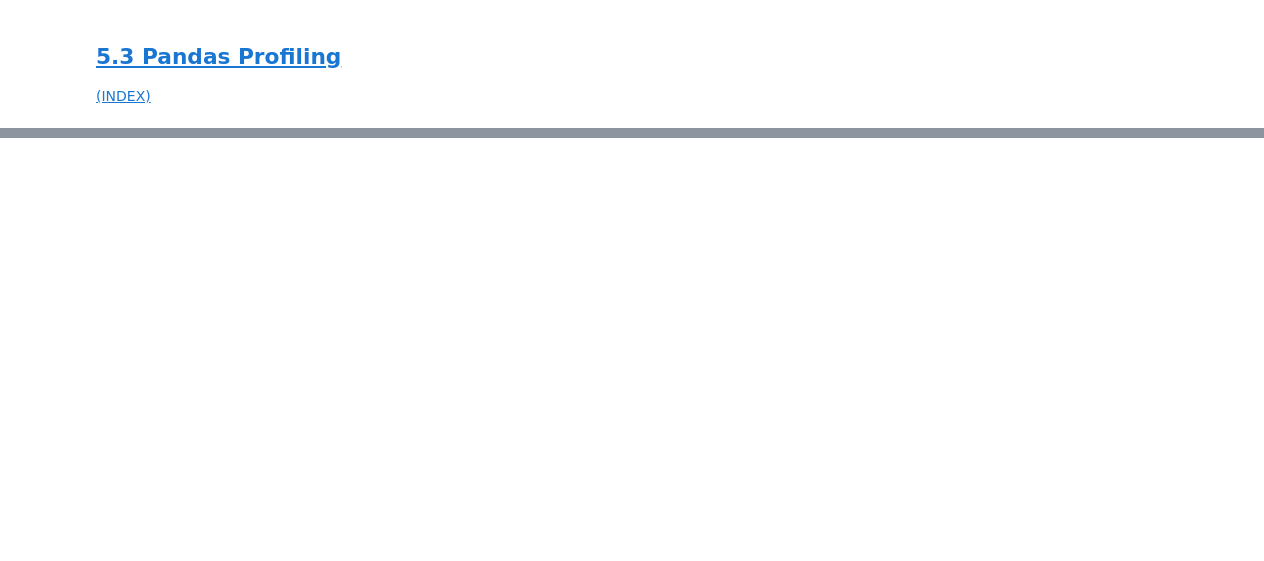
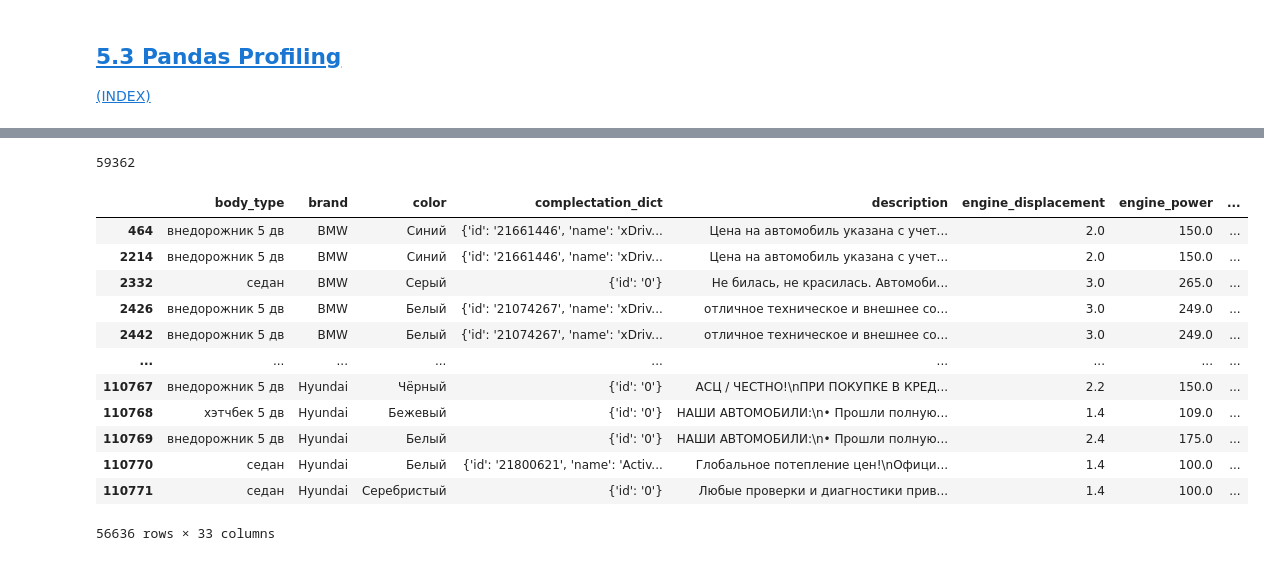
Before and after one commit to Paull-dark/PET_Projects_-SF-, a Jupyter notebook: module_6_Cars/Choose a car profitably(the _A_Team).ipynb, the cells around one changed output, grey strips where cells are left out. Cells and saved outputs as stored; diff of their text form; code cells hidden in the pictures; blank space fills up the shorter version.

```diff
--- a/module_6_Cars/Choose a car profitably(the _A_Team).ipynb
+++ b/module_6_Cars/Choose a car profitably(the _A_Team).ipynb
@@ -631,3 +673,25 @@ ValueError: Product space too large to allocate arrays!
+# %%
+df_train['dubl'] = df_train.duplicated(keep=False)
+# %%
+df_train.duplicated(keep=False).sum()
+# %% [output]
+59362
+# %%
+df_train[(df_train['dubl']==True)]
+# %% [output]
+|  | body_type | brand | color | complectation_dict | description | engine_displacement | engine_power | ... |
+| 464 | внедорожник 5 дв | BMW | Синий | {'id': '21661446', 'name': 'xDriv... | Цена на автомобиль указана с учет... | 2.0 | 150.0 | ... |
+| 2214 | внедорожник 5 дв | BMW | Синий | {'id': '21661446', 'name': 'xDriv... | Цена на автомобиль указана с учет... | 2.0 | 150.0 | ... |
+| 2332 | седан | BMW | Серый | {'id': '0'} | Не билась, не красилась. Автомоби... | 3.0 | 265.0 | ... |
+| 2426 | внедорожник 5 дв | BMW | Белый | {'id': '21074267', 'name': 'xDriv... | отличное техническое и внешнее со... | 3.0 | 249.0 | ... |
+| 2442 | внедорожник 5 дв | BMW | Белый | {'id': '21074267', 'name': 'xDriv... | отличное техническое и внешнее со... | 3.0 | 249.0 | ... |
+| ... | ... | ... | ... | ... | ... | ... | ... | ... |
+| 110767 | внедорожник 5 дв | Hyundai | Чёрный | {'id': '0'} | АСЦ / ЧЕСТНО!\nПРИ ПОКУПКЕ В КРЕД... | 2.2 | 150.0 | ... |
+| 110768 | хэтчбек 5 дв | Hyundai | Бежевый | {'id': '0'} | НАШИ АВТОМОБИЛИ:\n• Прошли полную... | 1.4 | 109.0 | ... |
+| 110769 | внедорожник 5 дв | Hyundai | Белый | {'id': '0'} | НАШИ АВТОМОБИЛИ:\n• Прошли полную... | 2.4 | 175.0 | ... |
+| 110770 | седан | Hyundai | Белый | {'id': '21800621', 'name': 'Activ... | Глобальное потепление цен!\nОфици... | 1.4 | 100.0 | ... |
+| 110771 | седан | Hyundai | Серебристый | {'id': '0'} | Любые проверки и диагностики прив... | 1.4 | 100.0 | ... |
+56636 rows × 33 columns
 # %%
 pattern = re.compile('[а-я]*')
 new_column = []
```
Also changed, not shown: parts of 10 cells of this notebook, 1 other file.
